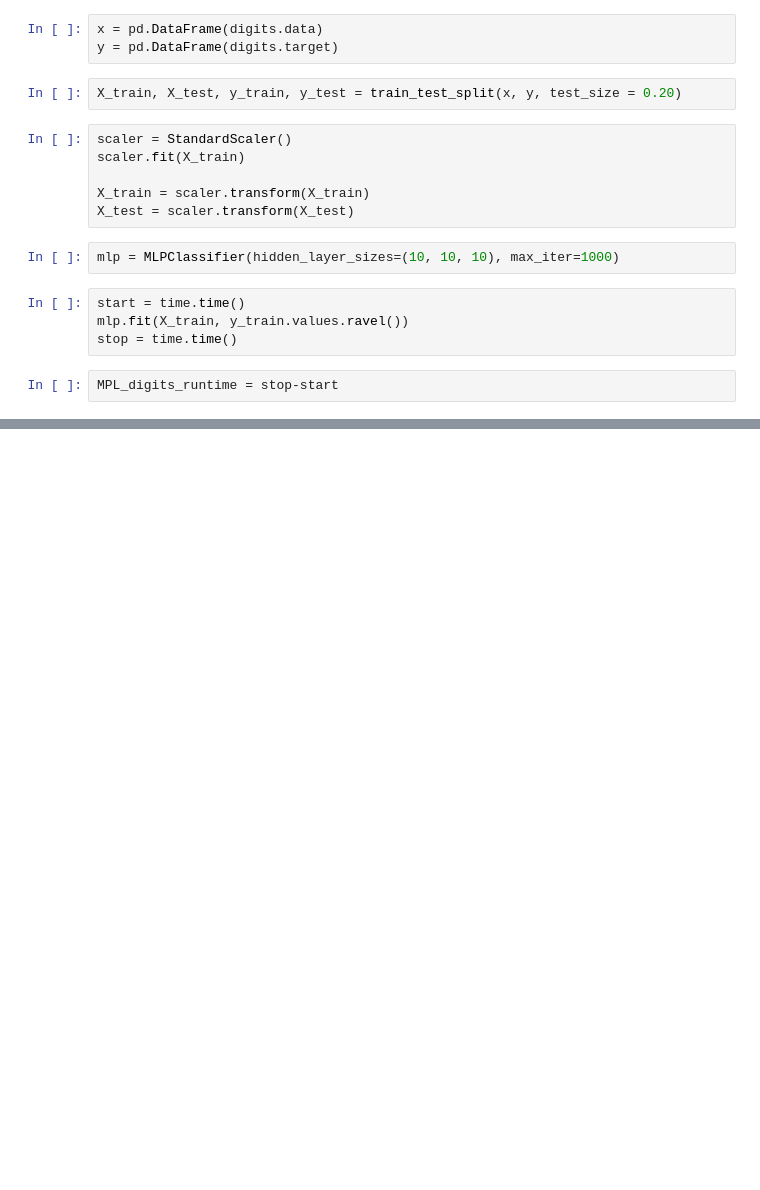
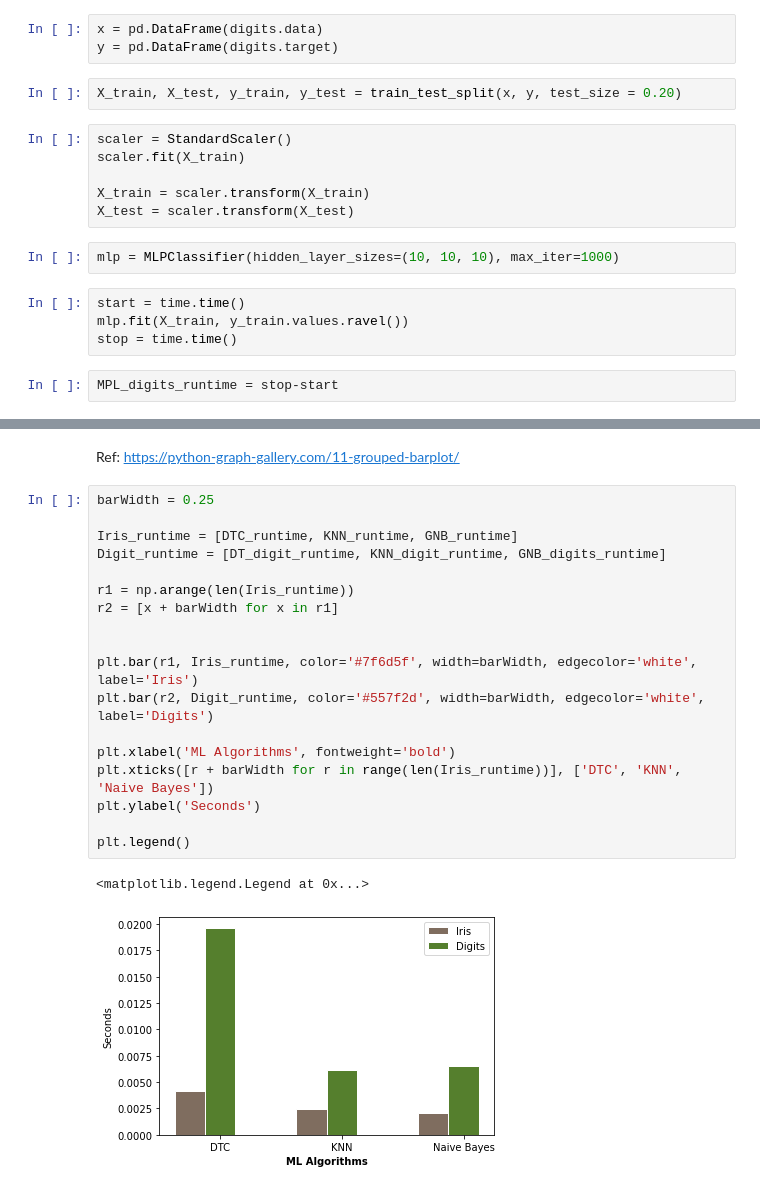
Before and after one commit to js3467/AI-Final, a Jupyter notebook: AI_Final_Part_A .ipynb, the cells around one changed output, grey strips where cells are left out. Cells and saved outputs as stored; diff of their text form; blank space fills up the shorter version.

```diff
--- a/AI_Final_Part_A .ipynb
+++ b/AI_Final_Part_A .ipynb
@@ -416,0 +425,23 @@ inertia    homo   compl  v-meas     ARI AMI  silhouette
+# %% [markdown]
+Ref: https://python-graph-gallery.com/11-grouped-barplot/
+# %%
+barWidth = 0.25
+
+Iris_runtime = [DTC_runtime, KNN_runtime, GNB_runtime]
+Digit_runtime = [DT_digit_runtime, KNN_digit_runtime, GNB_digits_runtime]
+
+r1 = np.arange(len(Iris_runtime))
+r2 = [x + barWidth for x in r1]
+
+
+plt.bar(r1, Iris_runtime, color='#7f6d5f', width=barWidth, edgecolor='white', label='Iris')
+plt.bar(r2, Digit_runtime, color='#557f2d', width=barWidth, edgecolor='white', label='Digits')
+
+plt.xlabel('ML Algorithms', fontweight='bold')
+plt.xticks([r + barWidth for r in range(len(Iris_runtime))], ['DTC', 'KNN', 'Naive Bayes'])
+plt.ylabel('Seconds')
+
+plt.legend()
+# %% [output]
+<matplotlib.legend.Legend at 0x...>
+[figure, added]
```
Also changed, not shown: parts of 48 cells of this notebook, 1 other file.
